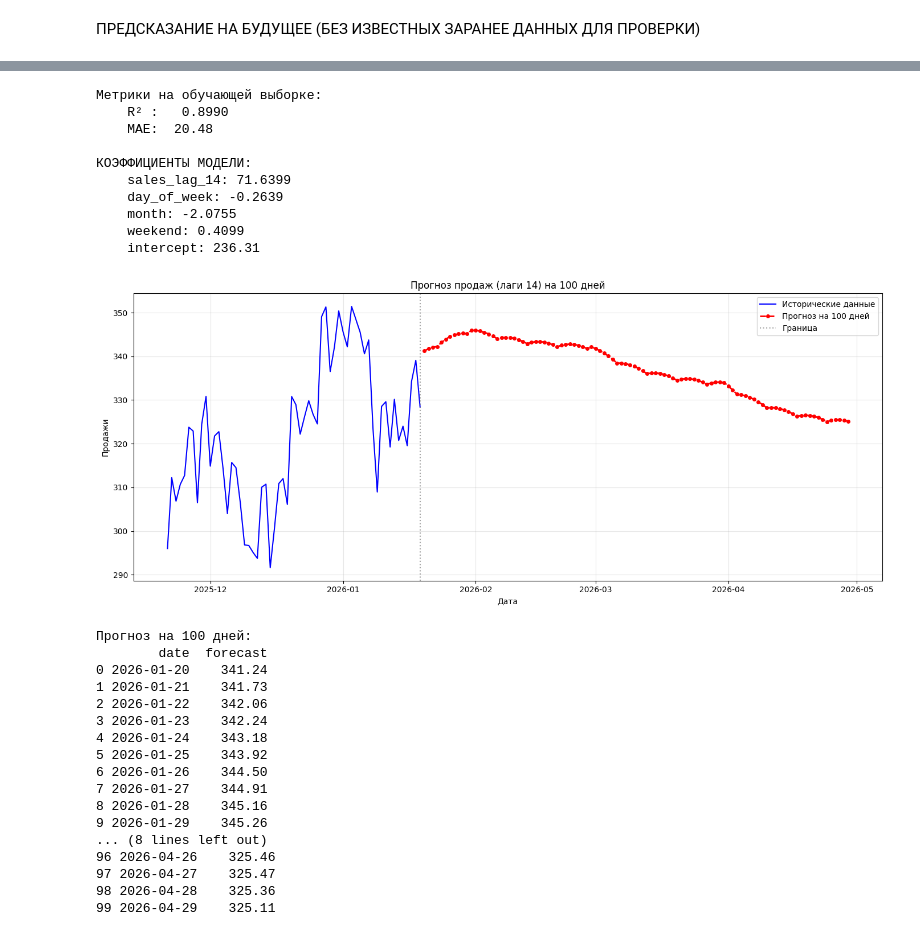
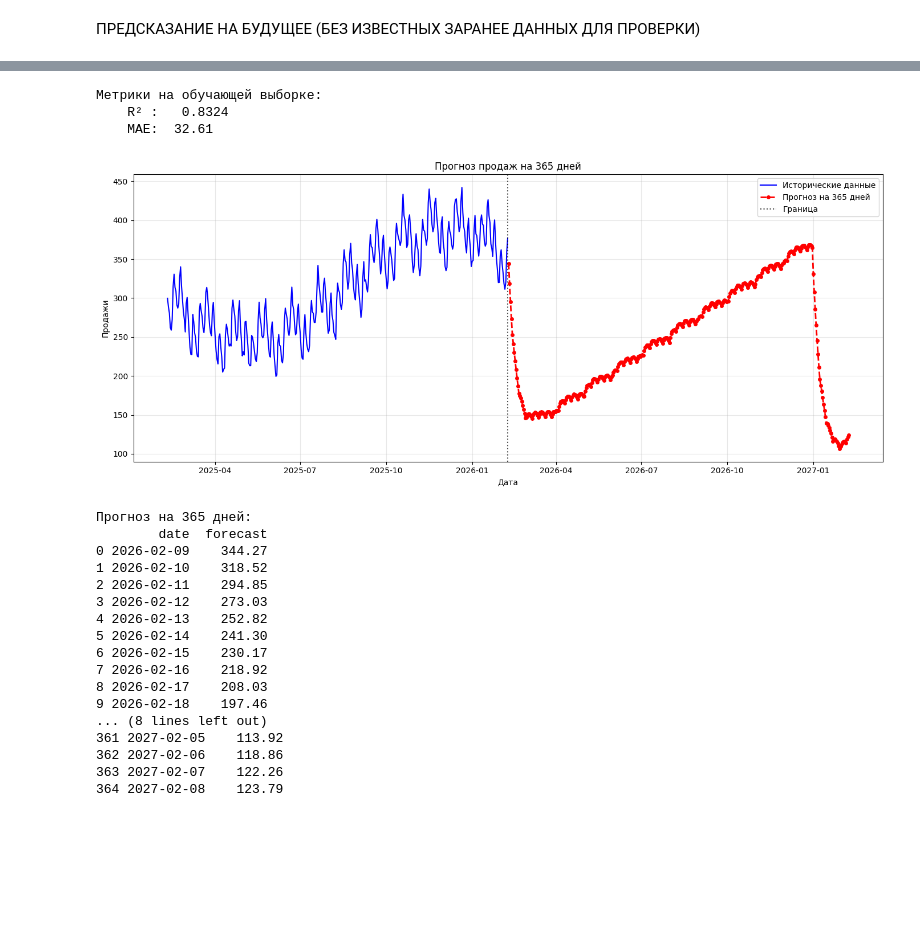
Before and after one commit to vviqkly/ML_project, a Jupyter notebook: test_model.ipynb, the cells around one changed output, grey strips where cells are left out. Cells and saved outputs as stored; diff of their text form; code cells hidden in the pictures; blank space fills up the shorter version.

```diff
--- a/test_model.ipynb
+++ b/test_model.ipynb
@@ -4,7 +4,7 @@
 import pandas as pd
 import matplotlib.pyplot as plt
 
-df = pd.read_csv('sales_data.csv', parse_dates=['date'])
+df = pd.read_csv('sales_data (1).csv', parse_dates=['date'])
 display(df)
 
 plt.figure(figsize=(12, 5))
@@ -316,11 +363,11 @@ def preprocess_for_lr(df, scaler=None):
 
     return X_scaled, df['sales'].values, scaler
 
-FORECAST_DAYS = 100
-HISTORY_DAYS = 60
+FORECAST_DAYS = 365
+HISTORY_DAYS = FORECAST_DAYS
 
 # Загрузка и подготовка
-df = pd.read_csv('sales_data.csv', parse_dates=['date'])
+df = pd.read_csv('sales_data (1).csv', parse_dates=['date'])
 df_with_lags = add_lags(df, lag_days=[14])
 
 # Обучение на всех данных
@@ -341,13 +388,6 @@ mape = np.mean(np.abs((y_all - y_all_pred) / y_all)) * 100
 print("Метрики на обучающей выборке: ")
 print(f"    R² :   {r2:.4f}")
 print(f"    MAE:  {mae:.2f}")
-print()
-
-print("КОЭФФИЦИЕНТЫ МОДЕЛИ:")
-features = ['sales_lag_14', 'day_of_week', 'month', 'weekend']
-for name, coef in zip(features, model.coef_):
-    print(f"    {name}: {coef:.4f}")
-print(f"    intercept: {model.intercept_:.2f}")
 print()
 
 # Прогноз на будущее
@@ -389,59 +429,52 @@ for future_date in future_dates:
 plt.figure(figsize=(14, 6))
 
 history_df = df.iloc[-HISTORY_DAYS:]
 
 plt.plot(history_df['date'], history_df['sales'], label="Исторические данные",
          color="blue", linewidth=1.5)
 plt.plot(future_dates, future_predictions, label=f"Прогноз на {FORECAST_DAYS} дней",
          color="red", linestyle="--", linewidth=2, marker="o", markersize=4)
 
-plt.axvline(x=df['date'].iloc[-1], color='gray', linestyle=':', alpha=0.7, label='Граница')
+plt.axvline(x=df['date'].iloc[-1], color='black', linestyle=':', alpha=0.7, label='Граница')
 
-plt.title(f"Прогноз продаж (лаги 14) на {FORECAST_DAYS} дней")
+plt.title(f"Прогноз продаж на {FORECAST_DAYS} дней")
 plt.xlabel("Дата")
 plt.ylabel("Продажи")
 plt.legend()
 plt.grid(True, alpha=0.3)
 plt.tight_layout()
 plt.show()
 
 forecast_df = pd.DataFrame({
     'date': future_dates,
     'forecast': [round(x, 2) for x in future_predictions]
 })
 
 print(f"\nПрогноз на {FORECAST_DAYS} дней:")
 print(forecast_df.head(10))
 print("...")
 print(forecast_df.tail(10))
 
 forecast_df.to_csv('future_forecast.csv', index=False)
 # %% [output]
 Метрики на обучающей выборке:
-    R² :   0.8990
-    MAE:  20.48
-
-КОЭФФИЦИЕНТЫ МОДЕЛИ:
-    sales_lag_14: 71.6399
-    day_of_week: -0.2639
-    month: -2.0755
-    weekend: 0.4099
-    intercept: 236.31
+    R² :   0.8324
+    MAE:  32.61
-[figure, old version]
+[figure, new version]
-Прогноз на 100 дней:
+Прогноз на 365 дней:
         date  forecast
-0 2026-01-20    341.24
-1 2026-01-21    341.73
-2 2026-01-22    342.06
-3 2026-01-23    342.24
-4 2026-01-24    343.18
-5 2026-01-25    343.92
-6 2026-01-26    344.50
-7 2026-01-27    344.91
-8 2026-01-28    345.16
-9 2026-01-29    345.26
+0 2026-02-09    344.27
+1 2026-02-10    318.52
+2 2026-02-11    294.85
+3 2026-02-12    273.03
+4 2026-02-13    252.82
+5 2026-02-14    241.30
+6 2026-02-15    230.17
+7 2026-02-16    218.92
+8 2026-02-17    208.03
+9 2026-02-18    197.46
 ... (8 lines left out)
-96 2026-04-26    325.46
-97 2026-04-27    325.47
-98 2026-04-28    325.36
-99 2026-04-29    325.11
+361 2027-02-05    113.92
+362 2027-02-06    118.86
+363 2027-02-07    122.26
+364 2027-02-08    123.79
```
Also changed, not shown: parts of 3 cells of this notebook.
